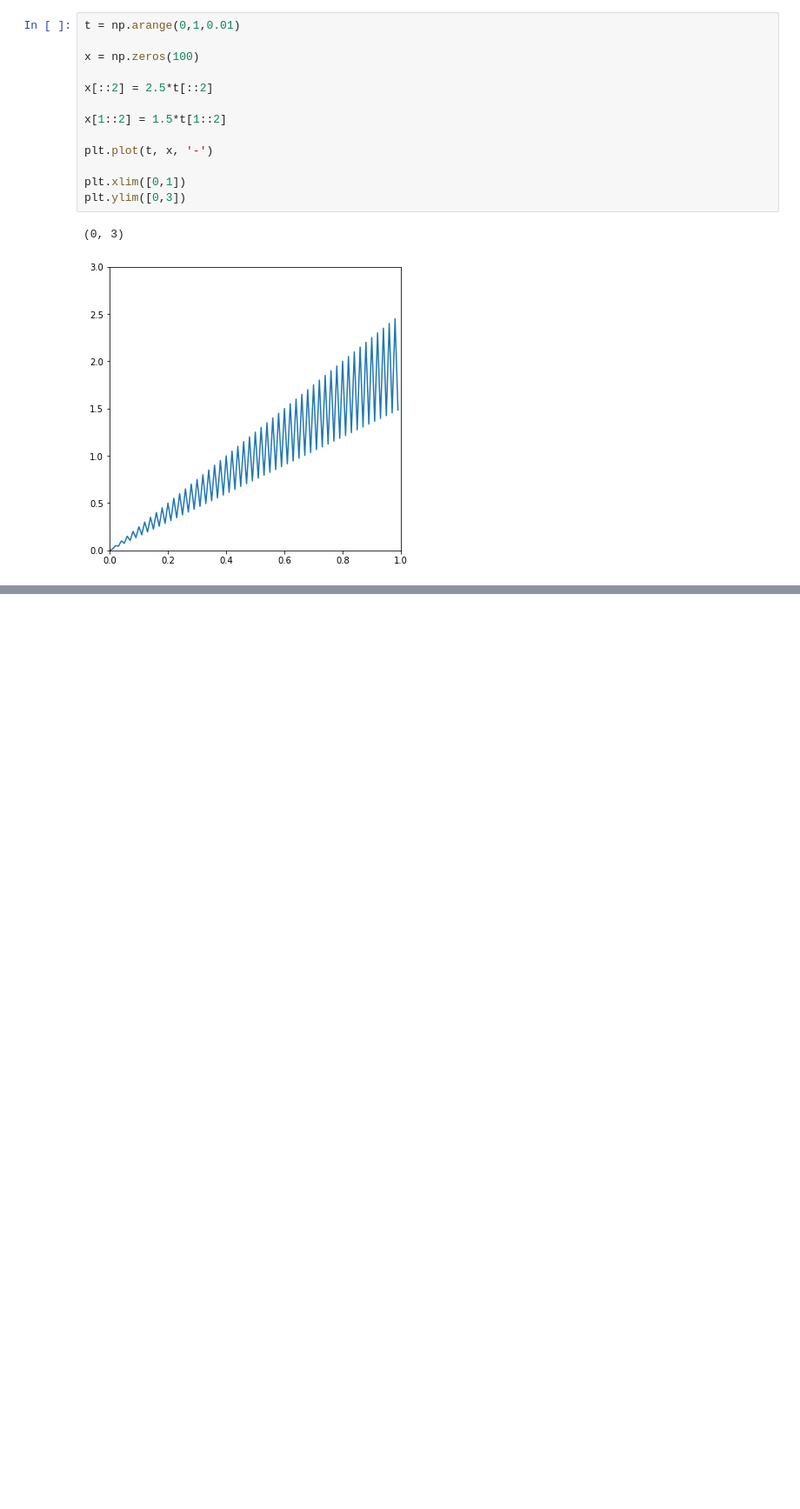
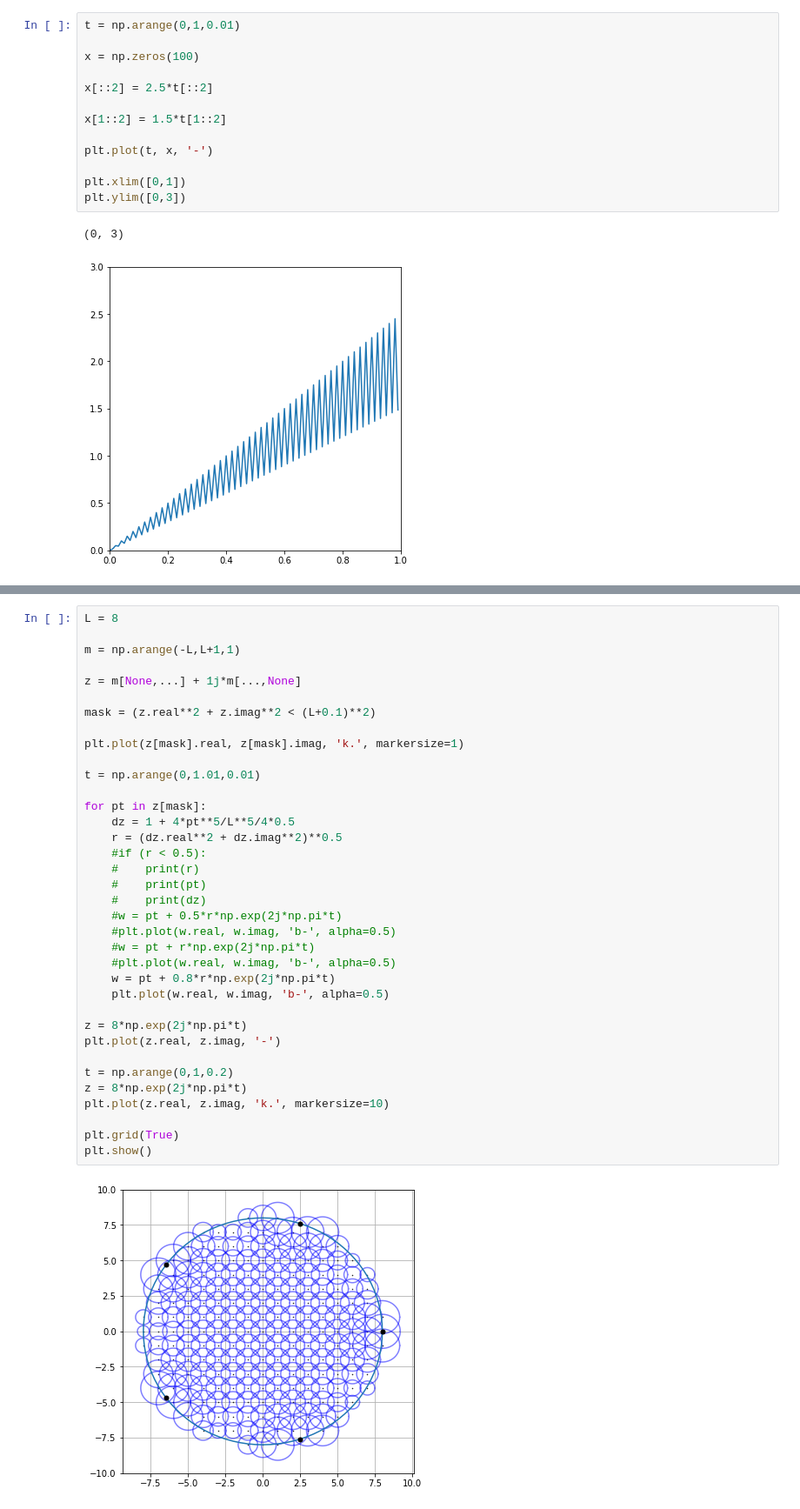
Before and after one commit to mango314/math-blog, a Jupyter notebook: 2019/042419 - Fourier Series.ipynb, the cells around one changed output, grey strips where cells are left out. Shown at 87% size. Cells and saved outputs as stored; diff of their text form; blank space fills up the shorter version.

```diff
--- a/2019/042419 - Fourier Series.ipynb
+++ b/2019/042419 - Fourier Series.ipynb
@@ -264,0 +315,38 @@ plt.grid(True)
+# %%
+L = 8
+
+m = np.arange(-L,L+1,1)
+
+z = m[None,...] + 1j*m[...,None]
+
+mask = (z.real**2 + z.imag**2 < (L+0.1)**2)
+
+plt.plot(z[mask].real, z[mask].imag, 'k.', markersize=1)
+
+t = np.arange(0,1.01,0.01)
+
+for pt in z[mask]:
+    dz = 1 + 4*pt**5/L**5/4*0.5
+    r = (dz.real**2 + dz.imag**2)**0.5
+    #if (r < 0.5):
+    #    print(r)
+    #    print(pt)
+    #    print(dz)
+    #w = pt + 0.5*r*np.exp(2j*np.pi*t)
+    #plt.plot(w.real, w.imag, 'b-', alpha=0.5)
+    #w = pt + r*np.exp(2j*np.pi*t)
+    #plt.plot(w.real, w.imag, 'b-', alpha=0.5)
+    w = pt + 0.8*r*np.exp(2j*np.pi*t)
+    plt.plot(w.real, w.imag, 'b-', alpha=0.5)
+
+z = 8*np.exp(2j*np.pi*t)
+plt.plot(z.real, z.imag, '-')
+
+t = np.arange(0,1,0.2)
+z = 8*np.exp(2j*np.pi*t)
+plt.plot(z.real, z.imag, 'k.', markersize=10)
+
+plt.grid(True)
+plt.show()
+# %% [output]
+[figure, added]
```
Also changed, not shown: parts of 9 cells of this notebook, 27 other files.
